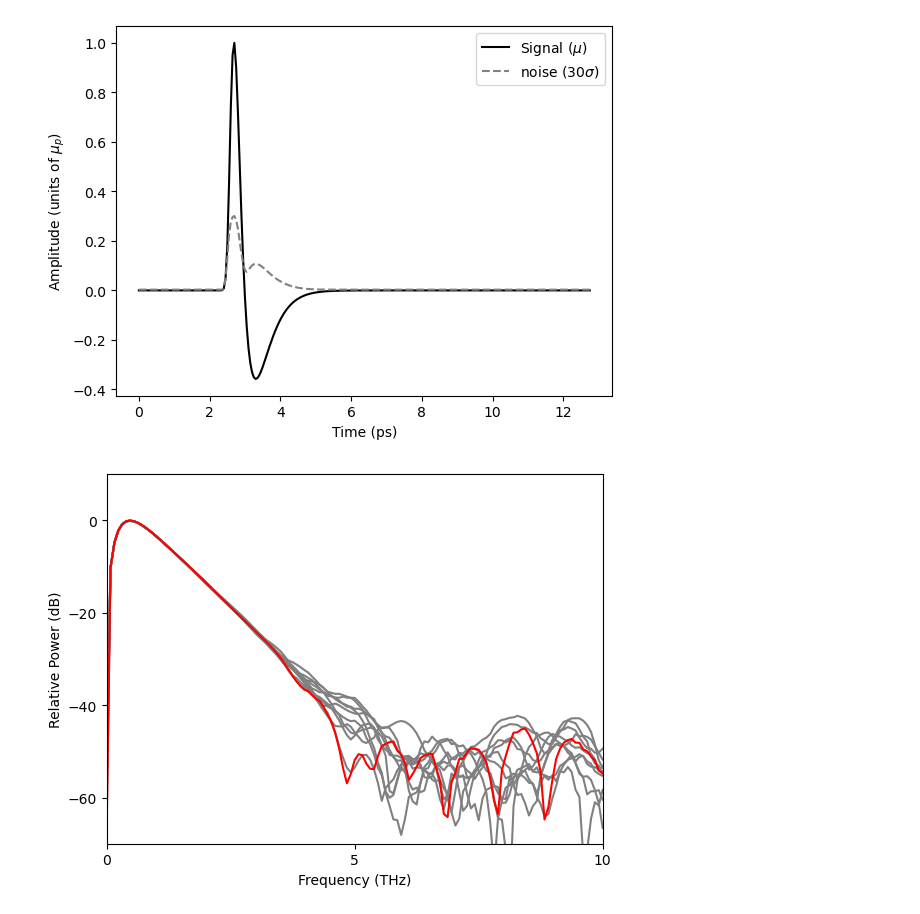
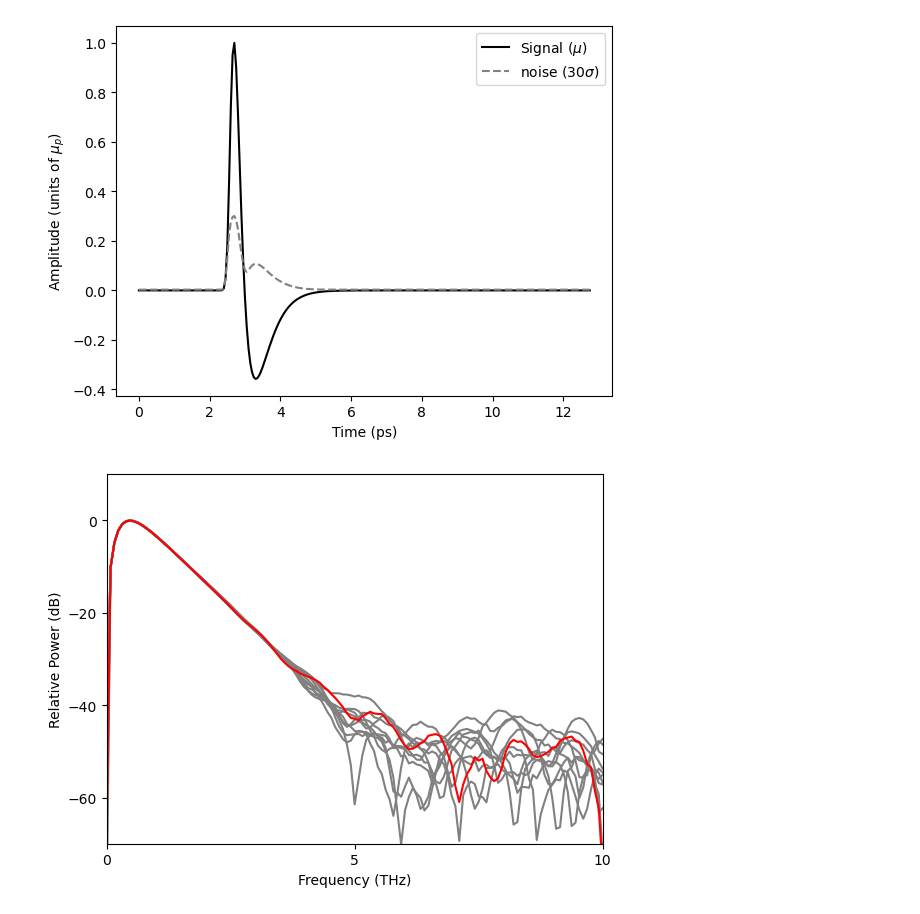
Before and after one commit to dodge-research-group/thztools, a Jupyter notebook: examples/simulation-example.ipynb, the cells around one changed output. Saved outputs shown, nothing was run; the diff lists cells and outputs as text; code cells hidden in the pictures.

Commit message:
Revise broadcasting method to generate noisy measurements of y

```diff
--- a/examples/simulation-example.ipynb
+++ b/examples/simulation-example.ipynb
@@ -25,7 +24,8 @@ rng = default_rng(seed)
 y, t = thzgen(n, ts, t0)
 noise_amp = sigmamu(sigma, y, ts)
 
-ym = y[:, np.newaxis] + noise_amp[:, np.newaxis] * rng.standard_normal((n, n_mc))
+# Use broadcasting to generate multiple simulated noisy measurements of y
+ym = (y + noise_amp * rng.standard_normal((n_mc, n))).T
 # %%
 _, ax = plt.subplots()
 
@@ -40,28 +40,25 @@ plt.show()
 # %% [output]
 [figure]
 # %%
-nf = int(n / 2) + 1
-f = fftfreq(n, ts)[:nf]
-ym_ft = np.fft.fft(ym, axis=0)[:nf, :]
+f = np.fft.rfftfreq(n, ts)
+ym_ft = np.fft.rfft(ym, axis=0)
 ym_ratio = ym_ft[:, 0::2] / ym_ft[:, 1::2]
 
-vr = np.var(np.real(ym_ratio), axis=1, ddof=1)
-vi = np.var(np.imag(ym_ratio), axis=1, ddof=1)
-v = vr + vi
+v = np.var(ym_ratio, axis=1, ddof=1)
 # %%
 _, ax = plt.subplots()
 
-ax.plot(f, 10 * np.log10(abs(ym_ft[:, 1:11]) ** 2 / max(abs(ym_ft.flatten() ** 2))), c='grey')
-ax.plot(f, 10 * np.log10(abs(ym_ft[:, 0]) ** 2 / max(abs(ym_ft.flatten() ** 2))), c='red')
+ax.plot(f, 20 * np.log10(abs(ym_ft[:, 1:11]) / max(abs(ym_ft[:, :11].flatten()))), c='grey')
+ax.plot(f, 20 * np.log10(abs(ym_ft[:, 0]) / max(abs(ym_ft[:, :11].flatten()))), c='red')
 
 ax.set_xlabel('Frequency (THz)')
 ax.set_ylabel('Relative Power (dB)')
 
 ax.set_xticks(np.arange(0, 11, 5))
 ax.set_xlim(0, 10)
 ax.set_yticks(np.arange(-60, 10, 20))
 ax.set_ylim(-70, 10)
 
 plt.show()
 # %% [output]
-[figure, old version]
+[figure, new version]
```
Also changed, not shown: parts of 1 cell of this notebook.
